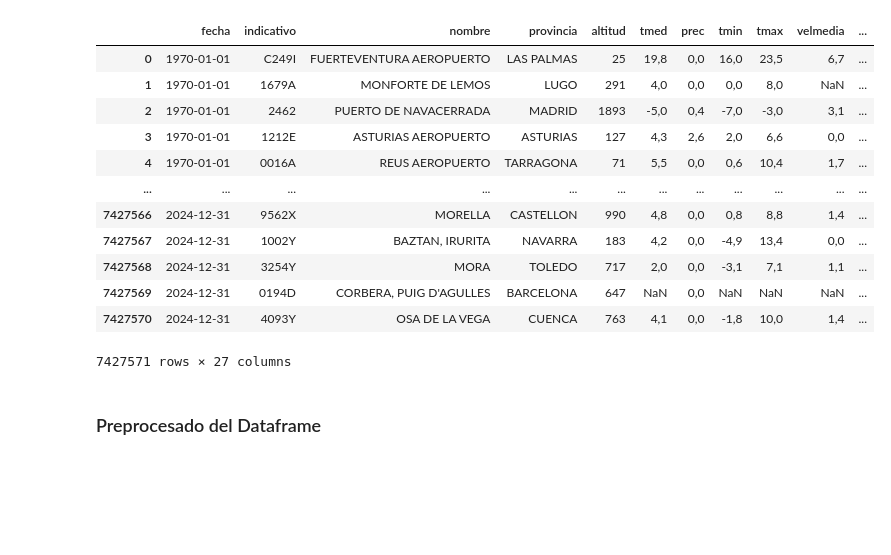
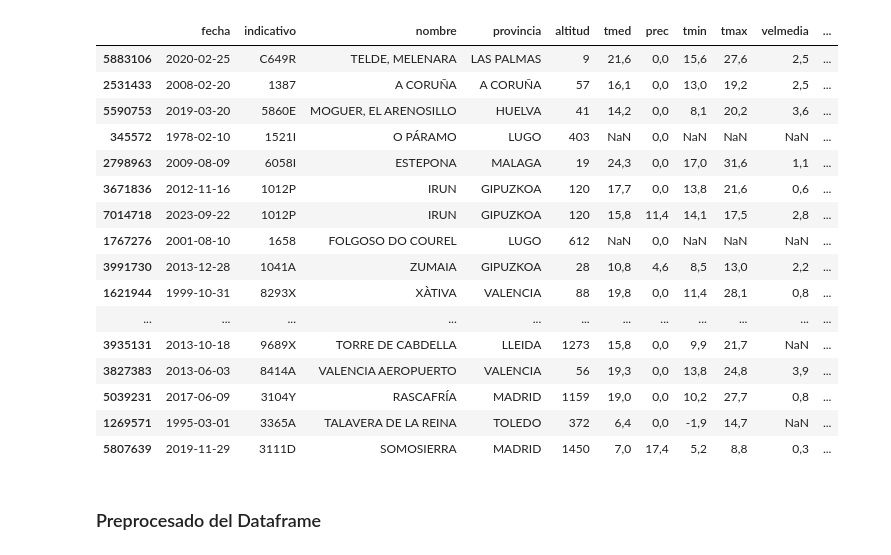
Before and after one commit to vperezlopez/TFM_AEMET_Fenomenos_Extremos, a Jupyter notebook: TFM_Preprocesado.ipynb, the cells around one changed output. Saved outputs shown, nothing was run; the diff lists cells and outputs as text; code cells hidden in the pictures; blank space fills up the shorter version.

```diff
--- a/TFM_Preprocesado.ipynb
+++ b/TFM_Preprocesado.ipynb
@@ -59,19 +8,25 @@ df = pd.read_csv(PATH_VAL_CLIM,
+# %%
+df = cargar_dataset(url = PATH_VAL_CLIM, variables_brutas = True)
 # %%
-display(df)
+display(df.sample(20))
 # %% [output]
 |  | fecha | indicativo | nombre | provincia | altitud | tmed | prec | tmin | tmax | velmedia | ... |
-| 0 | 1970-01-01 | C249I | FUERTEVENTURA AEROPUERTO | LAS PALMAS | 25 | 19,8 | 0,0 | 16,0 | 23,5 | 6,7 | ... |
-| 1 | 1970-01-01 | 1679A | MONFORTE DE LEMOS | LUGO | 291 | 4,0 | 0,0 | 0,0 | 8,0 | NaN | ... |
-| 2 | 1970-01-01 | 2462 | PUERTO DE NAVACERRADA | MADRID | 1893 | -5,0 | 0,4 | -7,0 | -3,0 | 3,1 | ... |
-| 3 | 1970-01-01 | 1212E | ASTURIAS AEROPUERTO | ASTURIAS | 127 | 4,3 | 2,6 | 2,0 | 6,6 | 0,0 | ... |
-| 4 | 1970-01-01 | 0016A | REUS AEROPUERTO | TARRAGONA | 71 | 5,5 | 0,0 | 0,6 | 10,4 | 1,7 | ... |
+| 5883106 | 2020-02-25 | C649R | TELDE, MELENARA | LAS PALMAS | 9 | 21,6 | 0,0 | 15,6 | 27,6 | 2,5 | ... |
+| 2531433 | 2008-02-20 | 1387 | A CORUÑA | A CORUÑA | 57 | 16,1 | 0,0 | 13,0 | 19,2 | 2,5 | ... |
+| 5590753 | 2019-03-20 | 5860E | MOGUER, EL ARENOSILLO | HUELVA | 41 | 14,2 | 0,0 | 8,1 | 20,2 | 3,6 | ... |
+| 345572 | 1978-02-10 | 1521I | O PÁRAMO | LUGO | 403 | NaN | 0,0 | NaN | NaN | NaN | ... |
+| 2798963 | 2009-08-09 | 6058I | ESTEPONA | MALAGA | 19 | 24,3 | 0,0 | 17,0 | 31,6 | 1,1 | ... |
+| 3671836 | 2012-11-16 | 1012P | IRUN | GIPUZKOA | 120 | 17,7 | 0,0 | 13,8 | 21,6 | 0,6 | ... |
+| 7014718 | 2023-09-22 | 1012P | IRUN | GIPUZKOA | 120 | 15,8 | 11,4 | 14,1 | 17,5 | 2,8 | ... |
+| 1767276 | 2001-08-10 | 1658 | FOLGOSO DO COUREL | LUGO | 612 | NaN | 0,0 | NaN | NaN | NaN | ... |
+| 3991730 | 2013-12-28 | 1041A | ZUMAIA | GIPUZKOA | 28 | 10,8 | 4,6 | 8,5 | 13,0 | 2,2 | ... |
+| 1621944 | 1999-10-31 | 8293X | XÀTIVA | VALENCIA | 88 | 19,8 | 0,0 | 11,4 | 28,1 | 0,8 | ... |
 | ... | ... | ... | ... | ... | ... | ... | ... | ... | ... | ... | ... |
-| 7427566 | 2024-12-31 | 9562X | MORELLA | CASTELLON | 990 | 4,8 | 0,0 | 0,8 | 8,8 | 1,4 | ... |
-| 7427567 | 2024-12-31 | 1002Y | BAZTAN, IRURITA | NAVARRA | 183 | 4,2 | 0,0 | -4,9 | 13,4 | 0,0 | ... |
-| 7427568 | 2024-12-31 | 3254Y | MORA | TOLEDO | 717 | 2,0 | 0,0 | -3,1 | 7,1 | 1,1 | ... |
-| 7427569 | 2024-12-31 | 0194D | CORBERA, PUIG D'AGULLES | BARCELONA | 647 | NaN | 0,0 | NaN | NaN | NaN | ... |
-| 7427570 | 2024-12-31 | 4093Y | OSA DE LA VEGA | CUENCA | 763 | 4,1 | 0,0 | -1,8 | 10,0 | 1,4 | ... |
+| 3935131 | 2013-10-18 | 9689X | TORRE DE CABDELLA | LLEIDA | 1273 | 15,8 | 0,0 | 9,9 | 21,7 | NaN | ... |
+| 3827383 | 2013-06-03 | 8414A | VALENCIA AEROPUERTO | VALENCIA | 56 | 19,3 | 0,0 | 13,8 | 24,8 | 3,9 | ... |
+| 5039231 | 2017-06-09 | 3104Y | RASCAFRÍA | MADRID | 1159 | 19,0 | 0,0 | 10,2 | 27,7 | 0,8 | ... |
+| 1269571 | 1995-03-01 | 3365A | TALAVERA DE LA REINA | TOLEDO | 372 | 6,4 | 0,0 | -1,9 | 14,7 | NaN | ... |
+| 5807639 | 2019-11-29 | 3111D | SOMOSIERRA | MADRID | 1450 | 7,0 | 17,4 | 5,2 | 8,8 | 0,3 | ... |
-7427571 rows × 27 columns
 # %% [markdown]
 ### Preprocesado del Dataframe
 # %%
```
Also changed, not shown: parts of 13 cells of this notebook, 2 other files.
